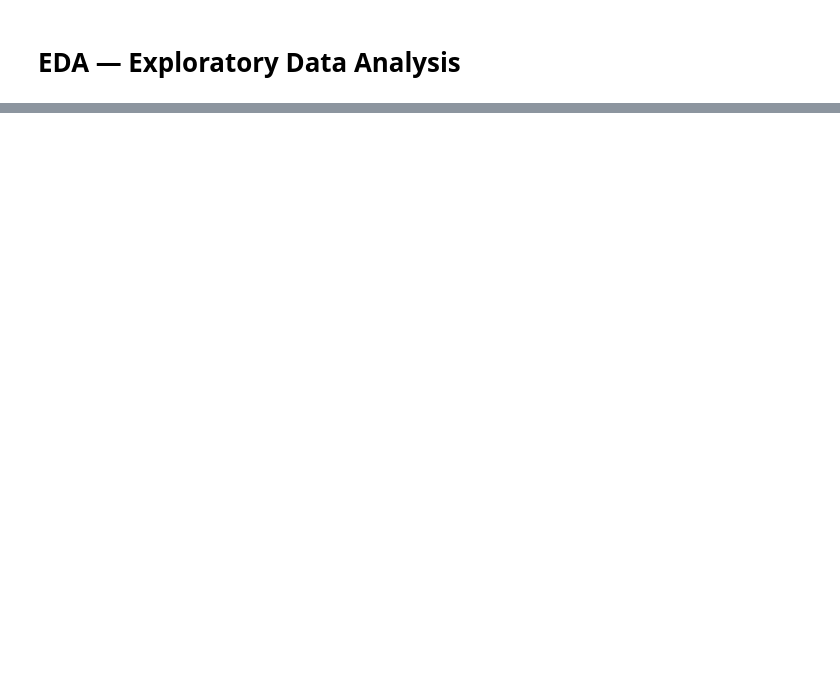
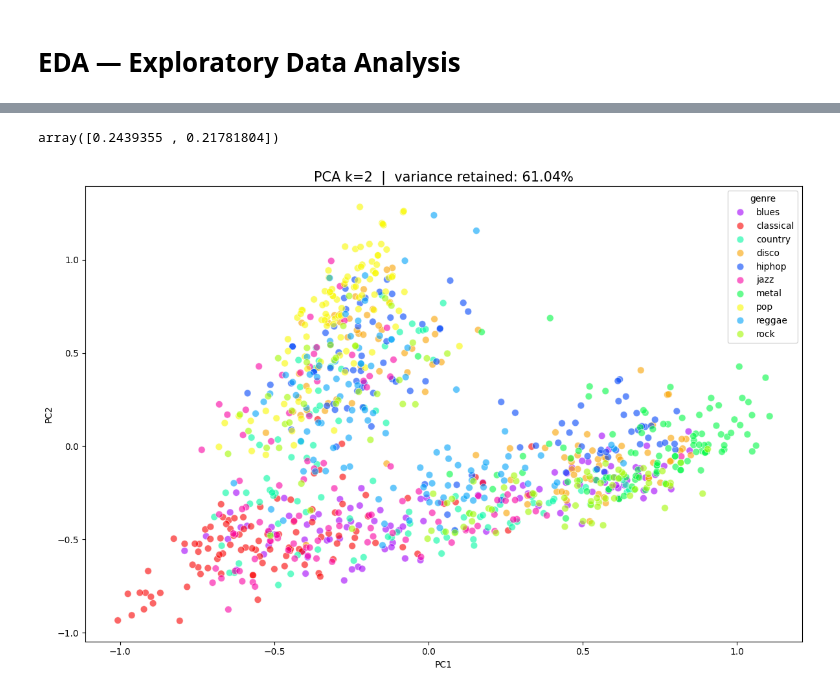
Before and after one commit to Neman-River/brain_on_music, a Jupyter notebook: genres_features.ipynb, the cells around one changed output, grey strips where cells are left out. Saved outputs shown, nothing was run; the diff lists cells and outputs as text; code cells hidden in the pictures; blank space fills up the shorter version.

```diff
--- a/genres_features.ipynb
+++ b/genres_features.ipynb
@@ -746,0 +889,6 @@ plt.show()
+# %%
+from sklearn import preprocessing
+
+data = data.iloc[0:, 1:]
+y = data['label']
+X = data.loc[:, data.columns != 'label']
@@ -746,0 +911,33 @@ plt.show()
+# %%
+from sklearn.decomposition import PCA
+
+PCA = PCA(n_components=2)
+X_pca = PCA.fit_transform(X_scaled)
+X_pca = pd.DataFrame(X_pca, columns=['PC1', 'PC2'])
+
+# concatenate with target label
+finalDf = pd.concat([X_pca, y], axis = 1)
+
+PCA.explained_variance_ratio_
+# %% [output]
+array([0.2439355 , 0.21781804])
+# %%
+X_pca2 = pd.DataFrame(X_pca2, columns=['PC1', 'PC2'])
+X_pca2['genre'] = y.values
+
+fig, ax = plt.subplots(figsize=(12, 8))
+sns.scatterplot(
+    data=X_pca2,
+    x='PC1',
+    y='PC2',
+    hue='genre',
+    palette=color_map,
+    alpha=0.6,
+    s=60,
+    ax=ax
+)
+ax.set_title(f'PCA k=2  |  variance retained: {var2:.2f}%', fontsize=15)
+plt.tight_layout()
+plt.show()
+# %% [output]
+[figure, added]
```
Also changed, not shown: parts of 26 cells of this notebook, 7 other files.
